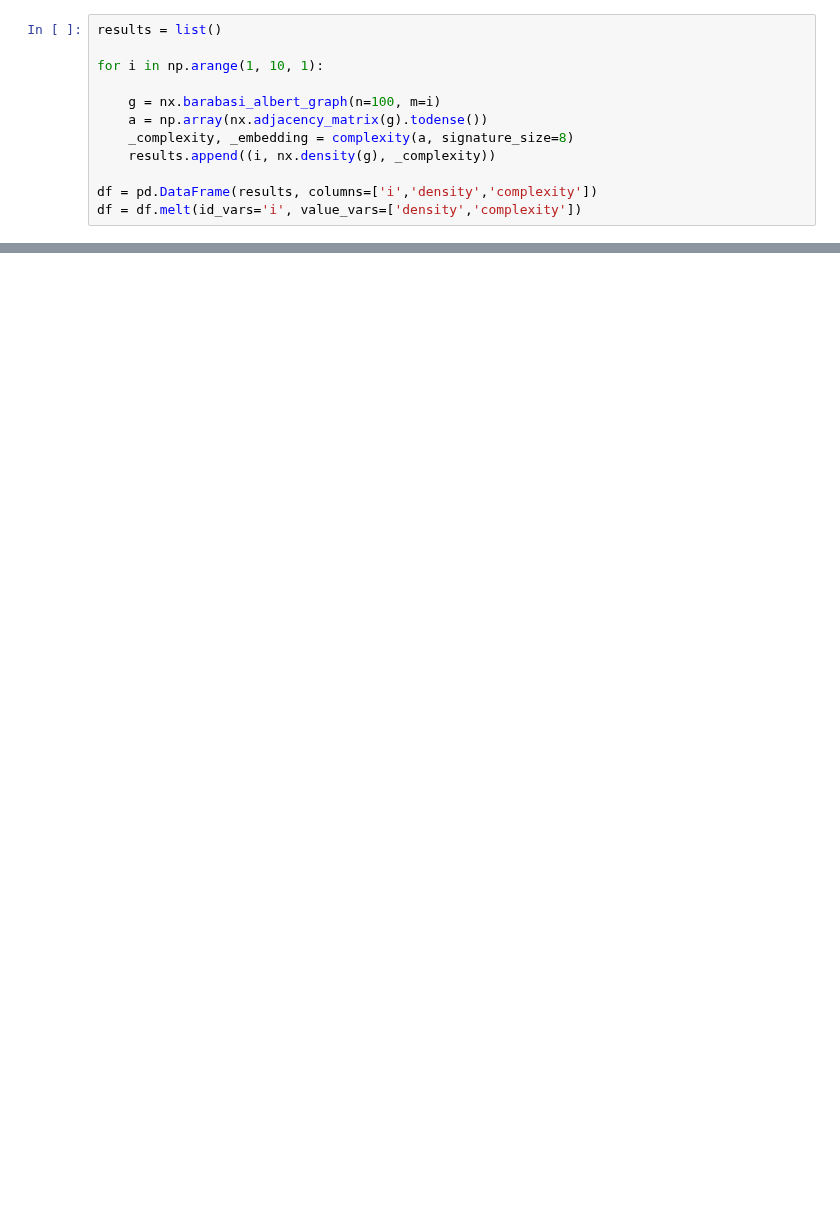
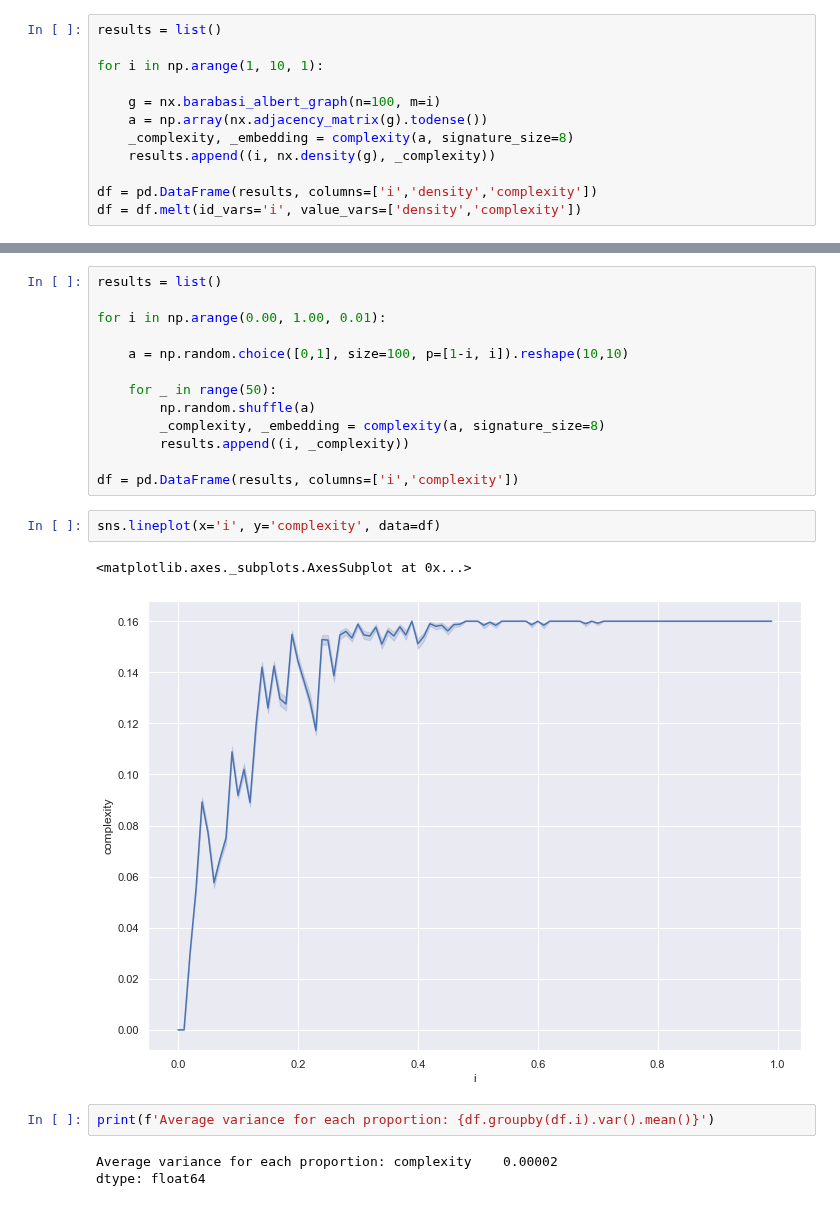
Before and after one commit to megaduks/entropy-complex-networks, a Jupyter notebook: hbam/hbam_experiments.ipynb, the cells around one changed output, grey strips where cells are left out. Saved outputs shown, nothing was run; the diff lists cells and outputs as text; blank space fills up the shorter version.

Commit message:
Write-up of experiments results in notebook for Tomek

```diff
--- a/hbam/hbam_experiments.ipynb
+++ b/hbam/hbam_experiments.ipynb
@@ -61,0 +93,23 @@ plt.show()
+# %%
+results = list()
+
+for i in np.arange(0.00, 1.00, 0.01):
+
+    a = np.random.choice([0,1], size=100, p=[1-i, i]).reshape(10,10)
+
+    for _ in range(50):
+        np.random.shuffle(a)
+        _complexity, _embedding = complexity(a, signature_size=8)
+        results.append((i, _complexity))
+
+df = pd.DataFrame(results, columns=['i','complexity'])
+# %%
+sns.lineplot(x='i', y='complexity', data=df)
+# %% [output]
+<matplotlib.axes._subplots.AxesSubplot at 0x...>
+[figure, added]
+# %%
+print(f'Average variance for each proportion: {df.groupby(df.i).var().mean()}')
+# %% [output]
+Average variance for each proportion: complexity    0.00002
+dtype: float64
```
Also changed, not shown: parts of 13 cells of this notebook.
